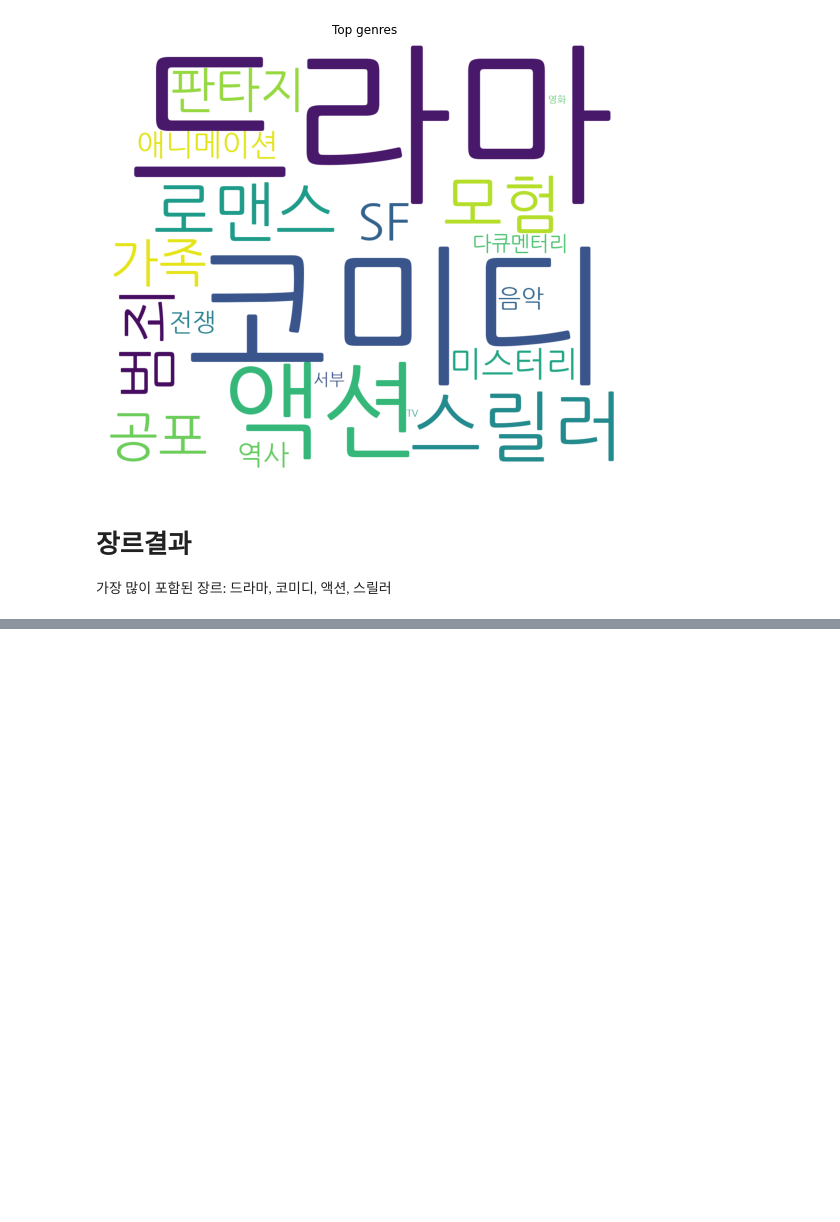
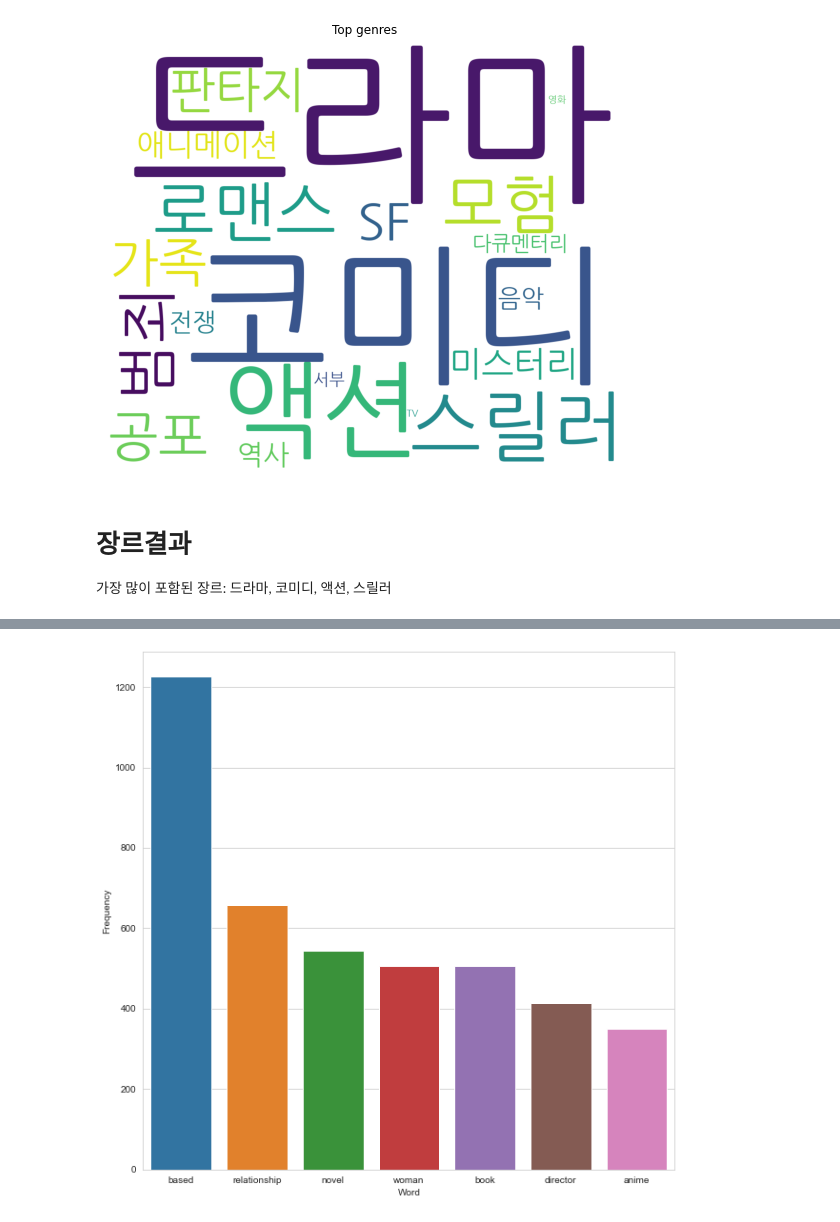
Before and after one commit to seonghun0/project-team3-data, a Jupyter notebook: scripts/EDA_movie_YKS.ipynb, the cells around one changed output, grey strips where cells are left out. Drawn from its saved outputs; the diff is of its cells as text; code cells hidden in the pictures; blank space fills up the shorter version.

```diff
--- a/scripts/EDA_movie_YKS.ipynb
+++ b/scripts/EDA_movie_YKS.ipynb
@@ -552,0 +590,6 @@ plt.show()
+# %%
+#stopword 리스트에 있는 단어제거
+
+stop_words = list(get_stop_words('en'))
+nltk_words = list(stopwords.words('english'))
+stop_words.extend(nltk_words)
@@ -552,0 +603,13 @@ plt.show()
+# %%
+word_tokens = word_tokenize(b)
+filtered_sentence = [w for w in word_tokens if not w in stop_words]
+filtered_sentence = []
+for w in word_tokens:
+    if w not in stop_words:
+        filtered_sentence.append(w)
+# %%
+# 단어길이가 2개 이하인 단어제거
+without_single_chr = [word for word in filtered_sentence if len(word) > 2]
+# %%
+# 숫자제거
+cleaned_data_title = [word for word in without_single_chr if not word.isnumeric()]
@@ -552,0 +618,10 @@ plt.show()
+# %%
+word_dist = nltk.FreqDist(cleaned_data_title)
+rslt = pd.DataFrame(word_dist.most_common(top_N),
+                    columns=['Word', 'Frequency'])
+
+plt.figure(figsize=(10,10))
+sns.set_style("whitegrid")
+ax = sns.barplot(x="Word",y="Frequency", data=rslt.head(7))
+# %% [output]
+[figure, added]
```
Also changed, not shown: parts of 14 cells of this notebook, 2 other files.
